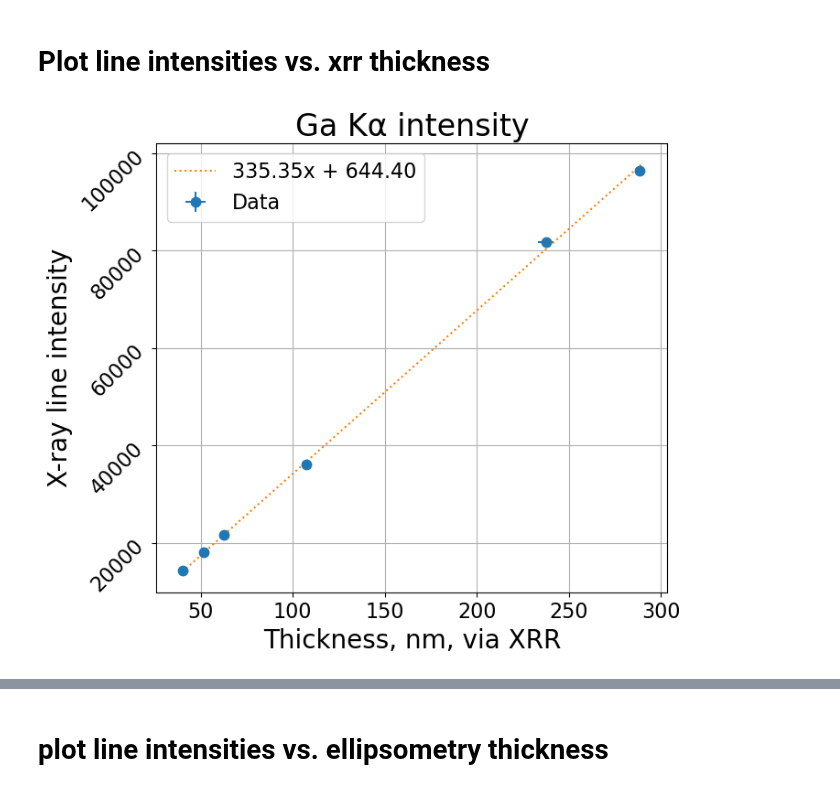
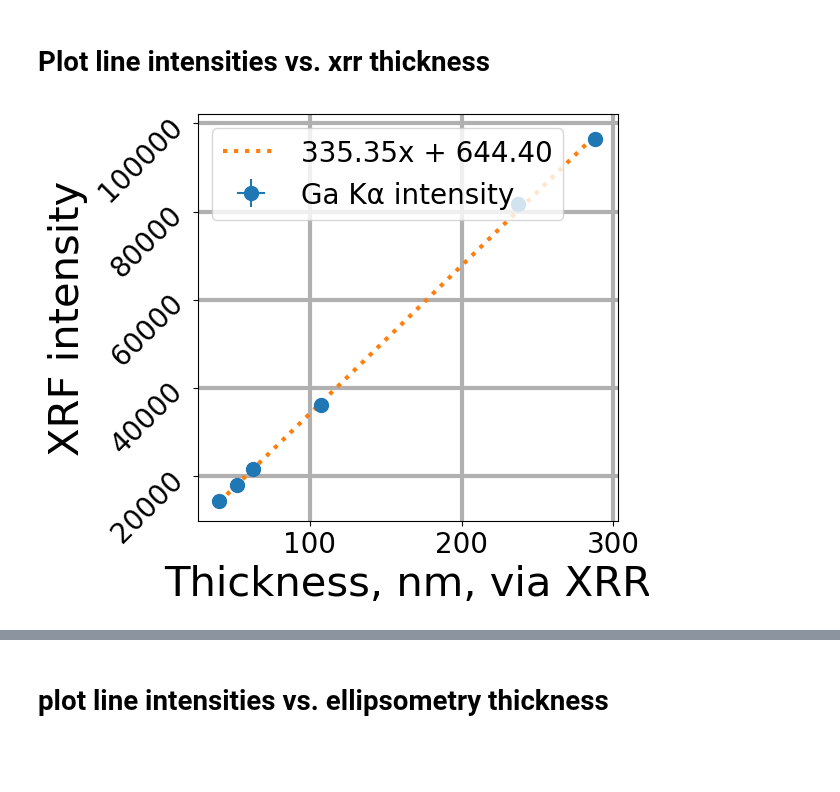
Before and after one commit to ELFREELAND/xrf-thickness-studies, a Jupyter notebook: maps/all_samples_plotter.ipynb, the cells around one changed output, grey strips where cells are left out. Saved outputs shown, nothing was run; the diff lists cells and outputs as text; code cells hidden in the pictures; blank space fills up the shorter version.

```diff
--- a/maps/all_samples_plotter.ipynb
+++ b/maps/all_samples_plotter.ipynb
@@ -37,37 +41,40 @@ tick_label_size = 16
 # %% [markdown]
 # Plot line intensities vs. xrr thickness
 # %%
-id = 0
+def xrfVsXrr(id):
 #0 for Ga ka
 #1 for Ga kb
 #2 for Ga L
 #3 for Si ka
 #4 for P Ka
 
-f, ax = plt.subplots(figsize=(7, 6), layout="constrained")
+    f, ax = plt.subplots(figsize=figure_size, layout="constrained")
 
-ax.errorbar(all_data[0:, 1][mask], all_data[0:, 5+id][mask], xerr=all_data[0:, 2][mask], yerr = all_data[0:, 10+id][mask],
-            linestyle="None", marker=".", markersize=ms, label = "Data")
-
-fit_ga_ka = simpleLinReg(all_data[0:,1][mask], all_data[0:,5+id][mask])
-
-ax.plot(np.linspace(40, 290), np.linspace(40, 290)*fit_ga_ka[0] + fit_ga_ka[1], ":",
-            label="{0[0]:.2f}x + {0[1]:.2f}".format(fit_ga_ka))
-
-titles = ["Ga K\u03b1 intensity",
+    titles = ["Ga K\u03b1 intensity",
           "Ga K\u03b2 intensity",
           "Ga L group intensity",
           "Si K\u03b1 intensity",
           "P K\u03b1 intensity"]
 
-ax.grid(True)
-ax.set_xlabel("Thickness, nm, via XRR", fontdict=axes_font)
-ax.set_ylabel("X-ray line intensity", fontdict=axes_font)
-ax.set_title(titles[id], fontdict=title_font)
-ax.legend(fontsize=legend_font_size)
-ax.tick_params(axis="both", which="major", labelsize=tick_label_size)
-ax.tick_params(axis="y", rotation=45)
+    ax.errorbar(all_data[0:, 1][mask], all_data[0:, 5+id][mask], xerr=all_data[0:, 2][mask], yerr = all_data[0:, 10+id][mask],
+            linestyle="None", marker=".", markersize=ms, label = titles[id])
 
-plt.savefig("xrr_thickness_graph.png")
+    fit_ga_ka = simpleLinReg(all_data[0:,1][mask], all_data[0:,5+id][mask])
+
+    if id!=3:
+        ax.plot(np.linspace(40, 290), np.linspace(40, 290)*fit_ga_ka[0] + fit_ga_ka[1], ":",
+            label="{0[0]:.2f}x + {0[1]:.2f}".format(fit_ga_ka), linewidth=fit_line_size)
+
+    ax.grid(visible=True, linewidth=grid_width)
+    ax.set_xlabel("Thickness, nm, via XRR", fontdict=axes_font)
+    ax.set_ylabel("XRF intensity", fontdict=axes_font)
+    #ax.set_title(titles[id], fontdict=title_font)
+    ax.legend(fontsize=legend_font_size)
+    ax.tick_params(axis="both", which="major", labelsize=tick_label_size)
+    ax.tick_params(axis="y", rotation=45)
+
+    plt.savefig(titles[id]+"_xrr_thickness_graph.png")
-# %% [output]
-[figure, removed]
+# %%
+xrfVsXrr(0)
+# %% [output]
+[figure, added]
```
Also changed, not shown: parts of 12 cells of this notebook, 17 other files.
